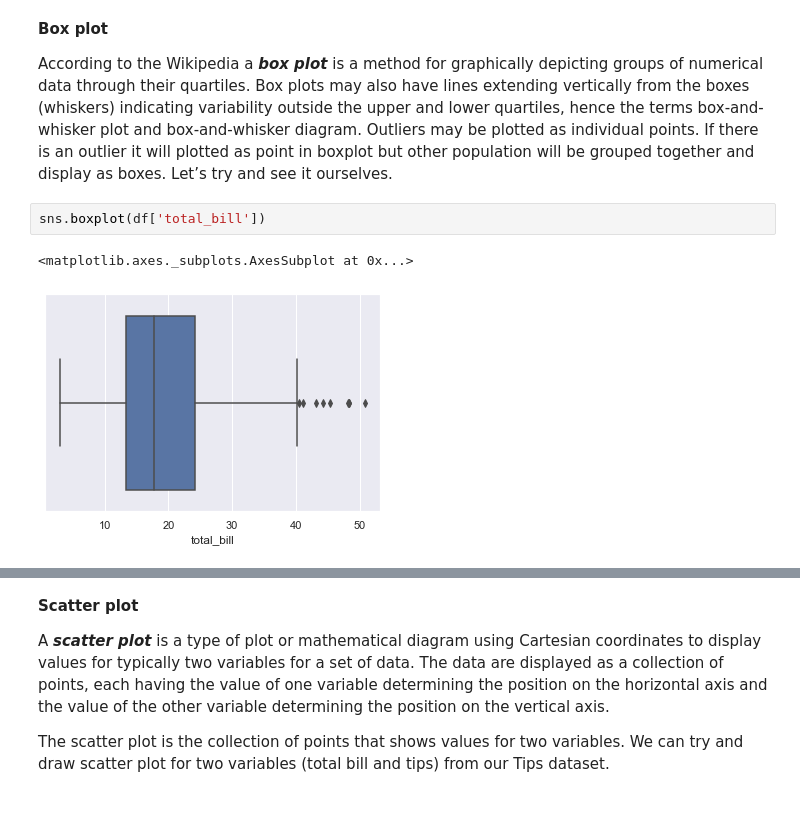
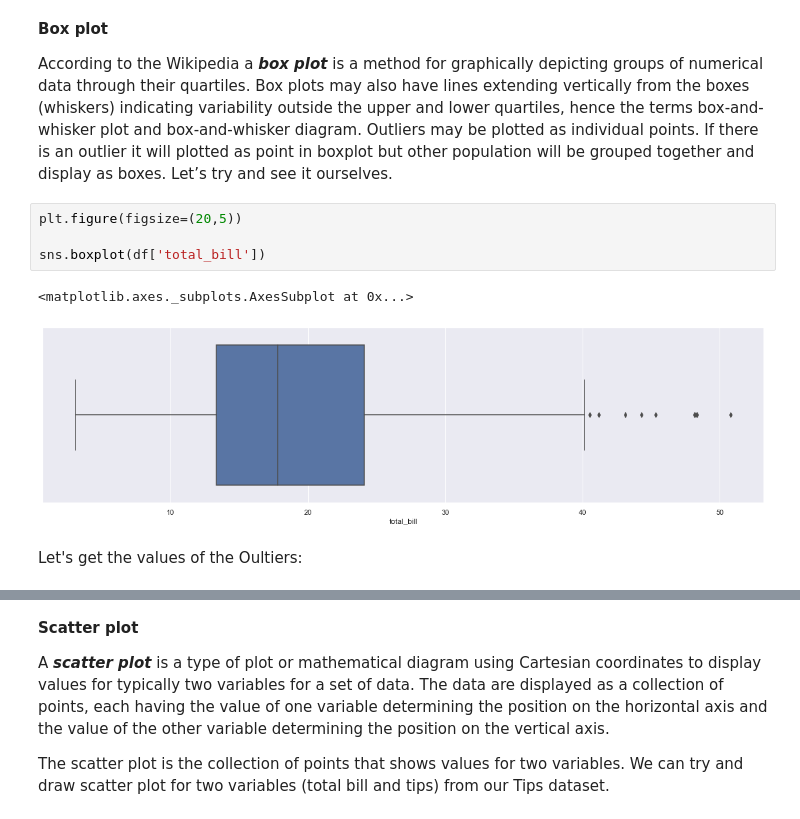
Before and after one commit to JuliaMal/Fundamentals_project, a Jupyter notebook: Tips.ipynb, the cells around one changed output, grey strips where cells are left out. Drawn from its saved outputs; the diff is of its cells as text.

```diff
--- a/Tips.ipynb
+++ b/Tips.ipynb
@@ -209,7 +209,11 @@ There are few visualization tools to discover outliers:
 
 According to the Wikipedia  a _**box plot**_ is a method for graphically depicting groups of numerical data through their quartiles. Box plots may also have lines extending vertically from the boxes (whiskers) indicating variability outside the upper and lower quartiles, hence the terms box-and-whisker plot and box-and-whisker diagram. Outliers may be plotted as individual points. If there is an outlier it will plotted as point in boxplot but other population will be grouped together and display as boxes. Let’s try and see it ourselves.
 # %%
+plt.figure(figsize=(20,5))
+
 sns.boxplot(df['total_bill'])
 # %% [output]
 <matplotlib.axes._subplots.AxesSubplot at 0x...>
-[figure, old version]
+[figure, new version]
+# %% [markdown]
+Let's get the values of the Oultiers:
```
Also changed, not shown: parts of 15 cells of this notebook.
